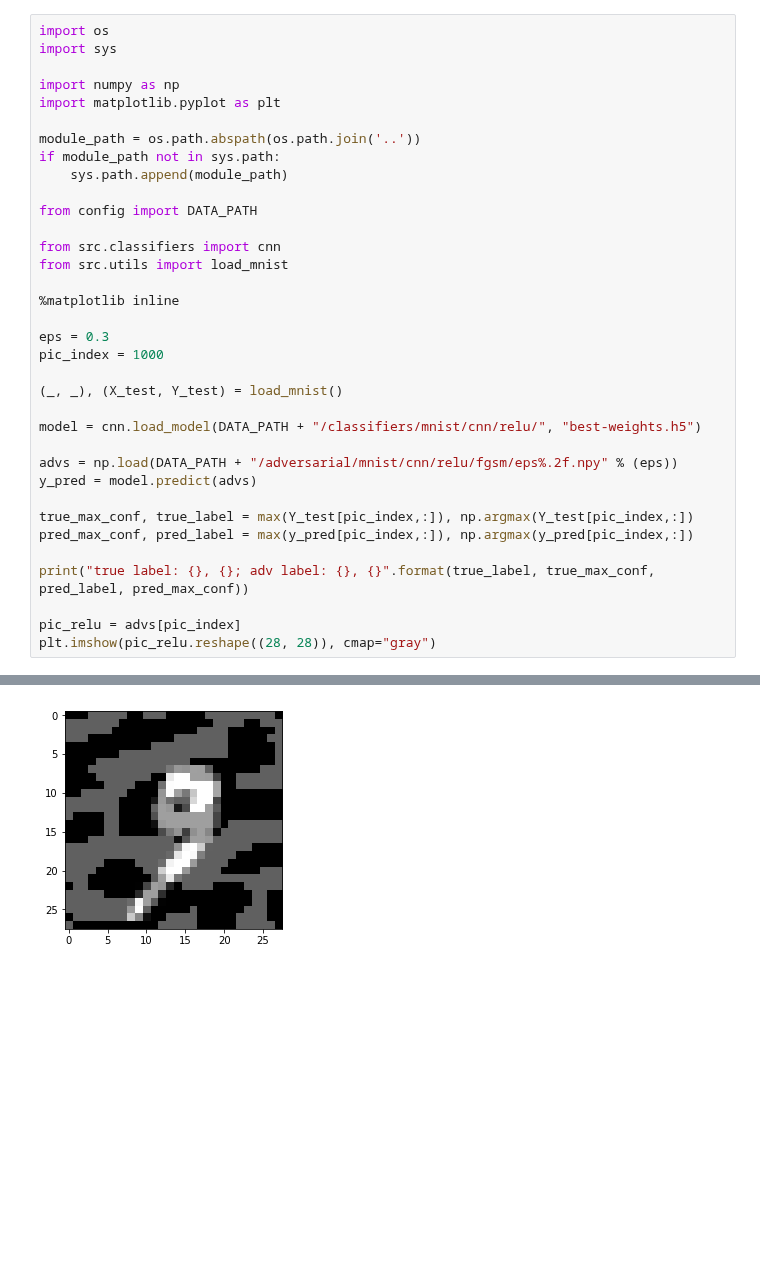
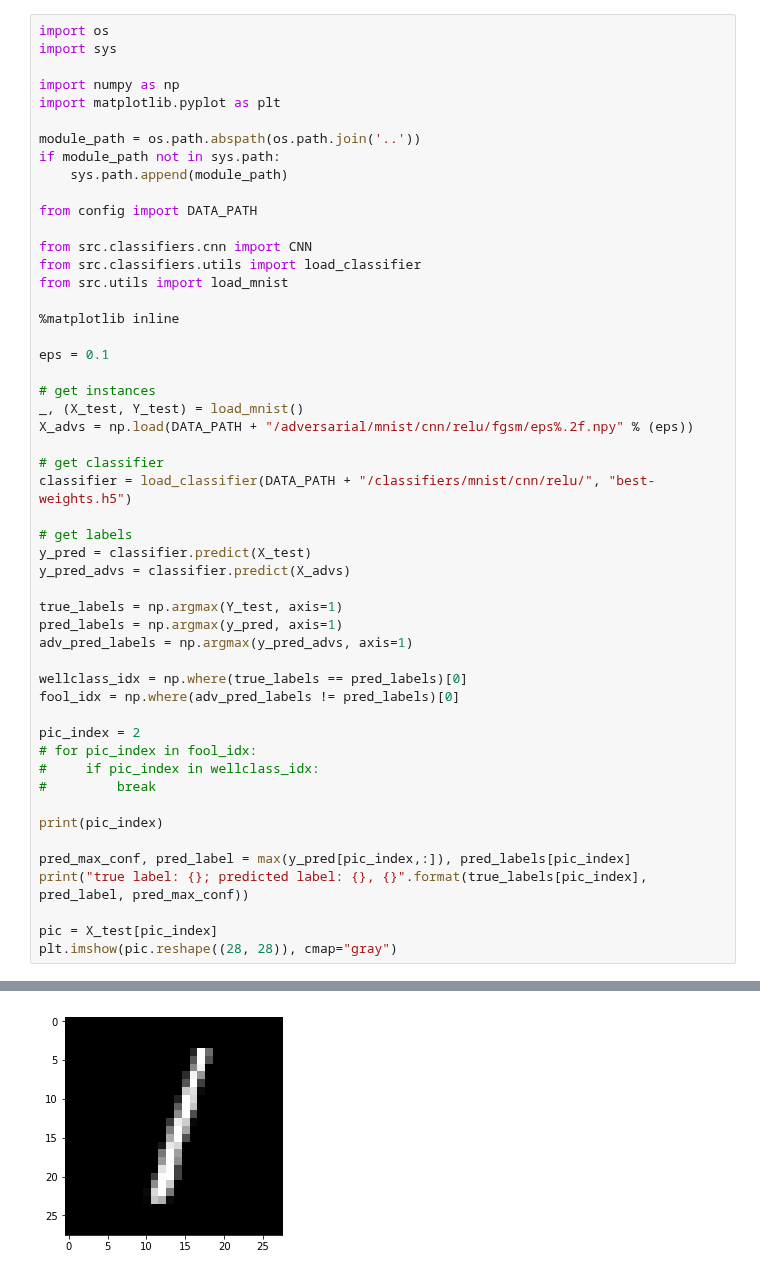
Before and after one commit to Trusted-AI/adversarial-robustness-toolbox, a Jupyter notebook: notebooks/visual-layers.ipynb, the cells around one changed output, grey strips where cells are left out. Drawn from its saved outputs; the diff is of its cells as text; blank space fills up the shorter version.

```diff
--- a/notebooks/visual-layers.ipynb
+++ b/notebooks/visual-layers.ipynb
@@ -11,26 +11,42 @@ if module_path not in sys.path:
 
 from config import DATA_PATH
 
-from src.classifiers import cnn
+from src.classifiers.cnn import CNN
+from src.classifiers.utils import load_classifier
 from src.utils import load_mnist
 
 %matplotlib inline
 
-eps = 0.3
-pic_index = 1000
+eps = 0.1
 
-(_, _), (X_test, Y_test) = load_mnist()
+# get instances
+_, (X_test, Y_test) = load_mnist()
+X_advs = np.load(DATA_PATH + "/adversarial/mnist/cnn/relu/fgsm/eps%.2f.npy" % (eps))
 
-model = cnn.load_model(DATA_PATH + "/classifiers/mnist/cnn/relu/", "best-weights.h5")
+# get classifier
+classifier = load_classifier(DATA_PATH + "/classifiers/mnist/cnn/relu/", "best-weights.h5")
 
-advs = np.load(DATA_PATH + "/adversarial/mnist/cnn/relu/fgsm/eps%.2f.npy" % (eps))
-y_pred = model.predict(advs)
+# get labels
+y_pred = classifier.predict(X_test)
+y_pred_advs = classifier.predict(X_advs)
 
-true_max_conf, true_label = max(Y_test[pic_index,:]), np.argmax(Y_test[pic_index,:])
-pred_max_conf, pred_label = max(y_pred[pic_index,:]), np.argmax(y_pred[pic_index,:])
+true_labels = np.argmax(Y_test, axis=1)
+pred_labels = np.argmax(y_pred, axis=1)
+adv_pred_labels = np.argmax(y_pred_advs, axis=1)
 
-print("true label: {}, {}; adv label: {}, {}".format(true_label, true_max_conf, pred_label, pred_max_conf))
+wellclass_idx = np.where(true_labels == pred_labels)[0]
+fool_idx = np.where(adv_pred_labels != pred_labels)[0]
 
-pic_relu = advs[pic_index]
-plt.imshow(pic_relu.reshape((28, 28)), cmap="gray")
+pic_index = 2
+# for pic_index in fool_idx:
+#     if pic_index in wellclass_idx:
+#         break
+
+print(pic_index)
+
+pred_max_conf, pred_label = max(y_pred[pic_index,:]), pred_labels[pic_index]
+print("true label: {}; predicted label: {}, {}".format(true_labels[pic_index], pred_label, pred_max_conf))
+
+pic = X_test[pic_index]
+plt.imshow(pic.reshape((28, 28)), cmap="gray")
 # %% [output]
@@ -38,2 +55,2 @@ true label: 9, 1.0; adv label: 3, 0.9997367262840271
 <matplotlib.image.AxesImage at 0x...>
-[figure, old version]
+[figure, new version]
```
Also changed, not shown: parts of 14 cells of this notebook.
